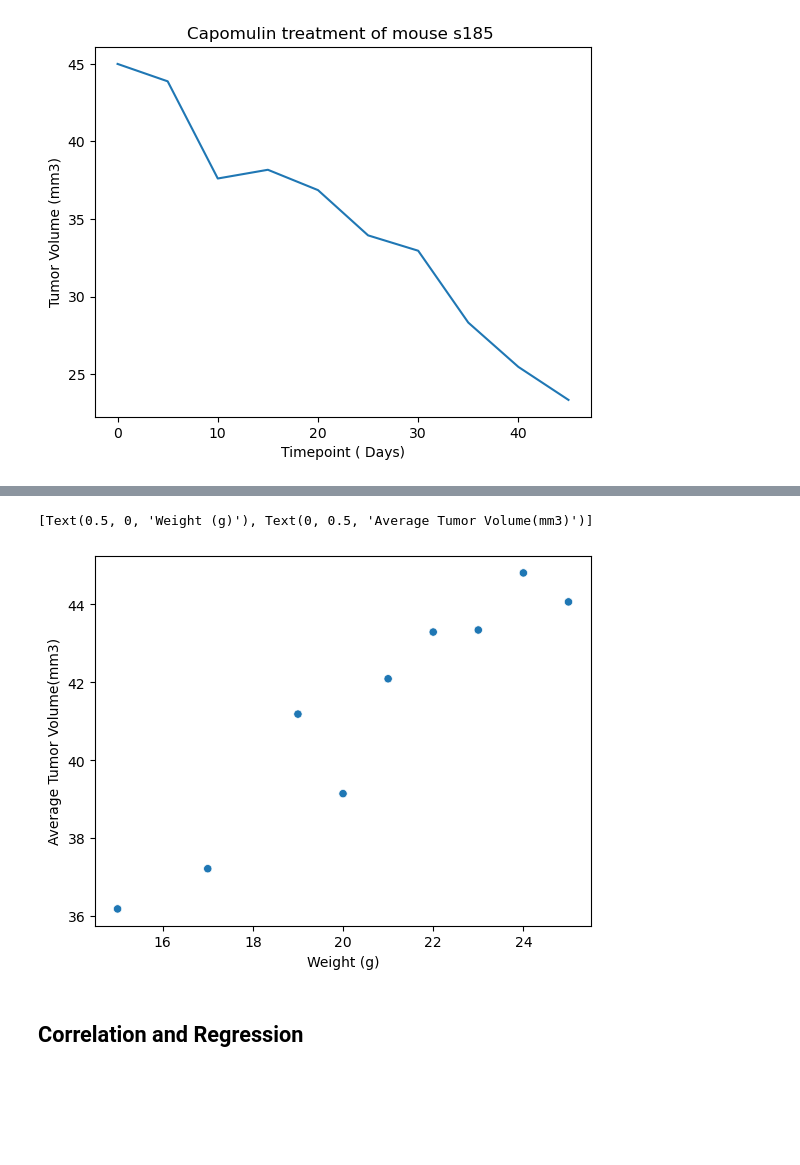
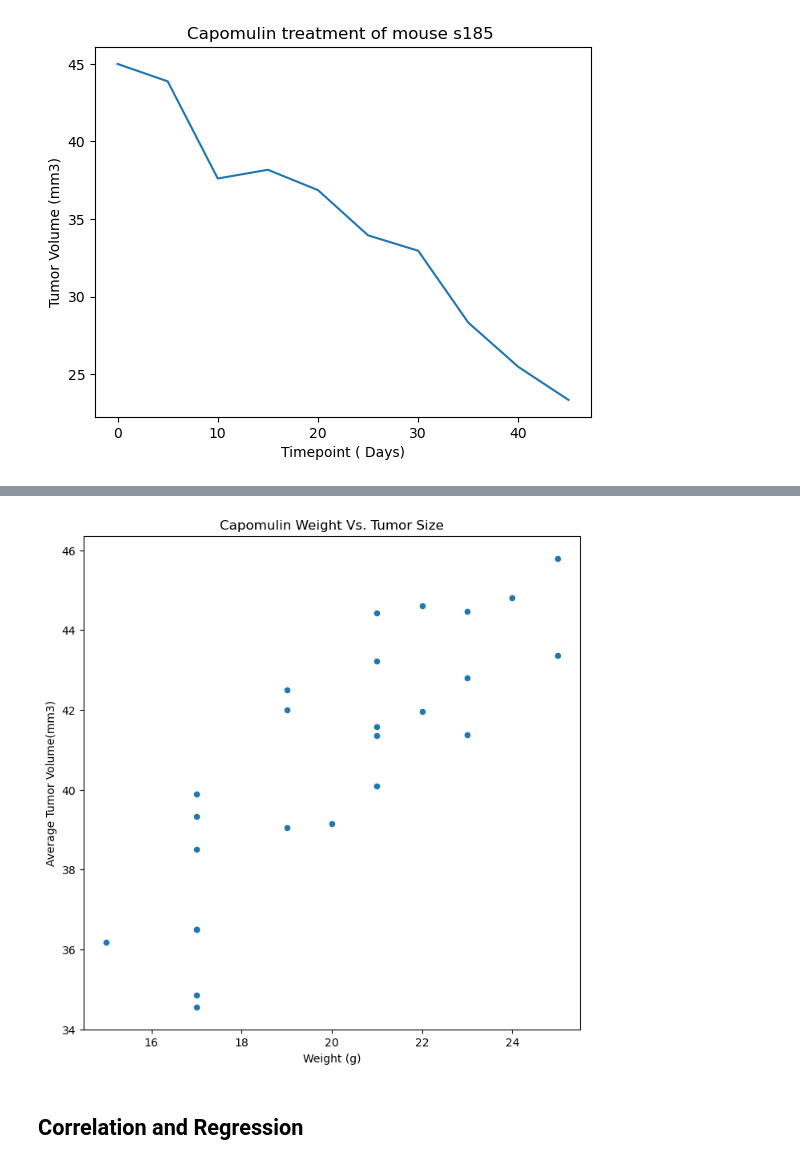
Before and after one commit to majirajib4747/pandas-challenge, a Jupyter notebook: Module5_DataVisualization_Challenge/pymaceuticals_completed.ipynb, the cells around one changed output, grey strips where cells are left out. Cells and saved outputs as stored; diff of their text form; code cells hidden in the pictures; blank space fills up the shorter version.

Commit message:
Updated for scatter plot and correlation.

```diff
--- a/Module5_DataVisualization_Challenge/pymaceuticals_completed.ipynb
+++ b/Module5_DataVisualization_Challenge/pymaceuticals_completed.ipynb
@@ -297,3 +297,12 @@ plt.title('Capomulin treatment of mouse s185 ')
 plt.show()
 # %% [output]
 [figure]
+# %%
+dataframe = pd.DataFrame(Mouse_Study_Result_Merge_clean, columns = ['Mouse ID','Weight (g)', 'Tumor Volume (mm3)' , 'Drug Regimen'])
+rslt_df_Capomulin = dataframe[dataframe['Drug Regimen'] == 'Capomulin']
+rslt_df_Capomulin_grouped = rslt_df_Capomulin.groupby(["Mouse ID"])
+rslt_df_Capomulin_avg = rslt_df_Capomulin_grouped.mean()
+rslt_df_Capomulin_avg
+
+organized_rslt_df_Capomulin_avg = rslt_df_Capomulin_avg[["Weight (g)","Tumor Volume (mm3)"]]
+organized_rslt_df_Capomulin_avg
@@ -300,20 +328,14 @@ plt.show()
 # %%
 # Generate a scatter plot of mouse weight vs. the average observed tumor volume for the entire Capomulin regimen
-import seaborn as sns
-
-dataframe = pd.DataFrame(Mouse_Study_Result_Merge_clean, columns = ['Weight (g)', 'Tumor Volume (mm3)' , 'Drug Regimen'])
-rslt_df_Capomulin = dataframe[dataframe['Drug Regimen'] == 'Capomulin']
-
-rslt_df_Capomulin_avgweight = rslt_df_Capomulin.groupby(rslt_df_Capomulin['Weight (g)']).mean()
 
 
-df_grouped_by_tumor_volume = rslt_df_Capomulin.groupby(rslt_df_Capomulin['Weight (g)']).mean()
 
-scatterplot = sns.scatterplot(data = df_grouped_by_tumor_volume,legend=False)
-scatterplot.set(xlabel='Weight (g)', ylabel='Average Tumor Volume(mm3)')
+
+rslt_df_Capomulin_avg .plot(kind="scatter", x="Weight (g)", y="Tumor Volume (mm3)", grid=False, figsize=(8,8),
+              title="Capomulin Weight Vs. Tumor Size",xlabel='Weight (g)', ylabel='Average Tumor Volume(mm3)')
+plt.show()
 # %% [output]
-[Text(0.5, 0, 'Weight (g)'), Text(0, 0.5, 'Average Tumor Volume(mm3)')]
-[figure, old version]
+[figure, new version]
 # %% [markdown]
 ## Correlation and Regression
 # %%
```
Also changed, not shown: parts of 2 cells of this notebook.
